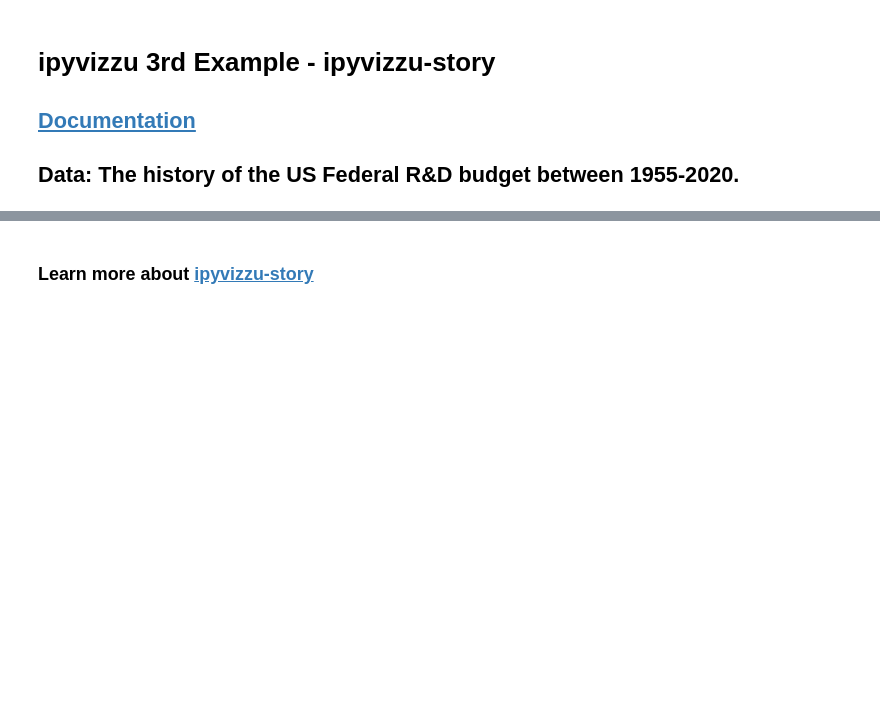
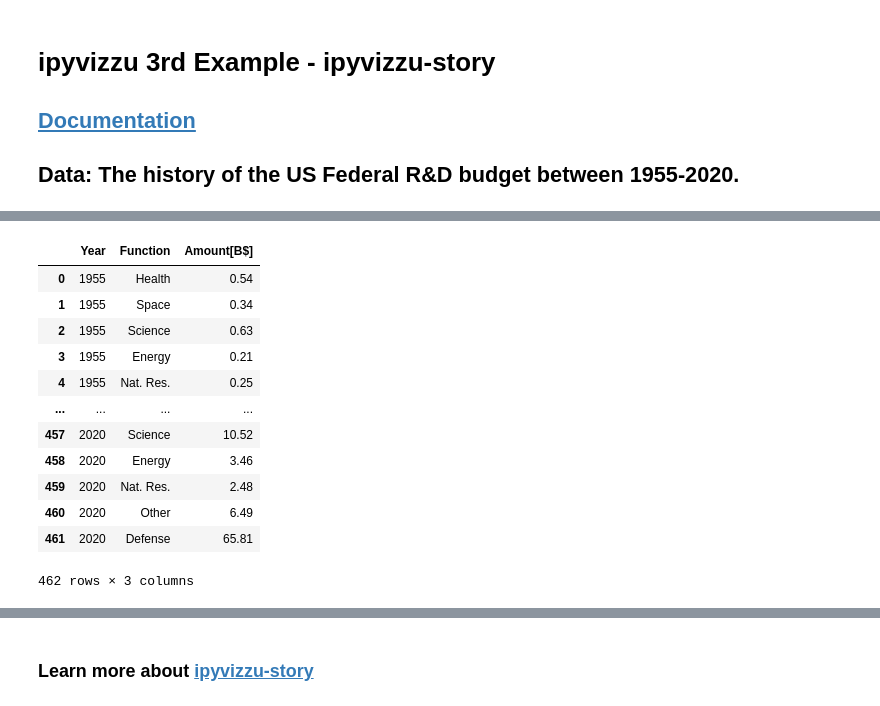
Before and after one commit to vizzuhq/vizzu-workshops, a Jupyter notebook: 2023-09-21-JPL/notebooks/3_ipyvizzu-story.ipynb, the cells around one changed output, grey strips where cells are left out. Cells and saved outputs as stored; diff of their text form; code cells hidden in the pictures; blank space fills up the shorter version.

```diff
--- a/2023-09-21-JPL/notebooks/3_ipyvizzu-story.ipynb
+++ b/2023-09-21-JPL/notebooks/3_ipyvizzu-story.ipynb
@@ -14,17 +11,31 @@
 # %%
 # Import components, add data to pandas data frame
 
 import pandas as pd
 
 from ipyvizzu import Data, Config, Style
 from ipyvizzustory import Story, Slide, Step
 
 #Create data object, read csv to data frame and add data frame to data object.
 data = Data()
 df = pd.read_csv('https://raw.githubusercontent.com/vizzuhq/vizzu-workshops/main/2023-04-25-PyData-Seattle/data/US_RD.csv',
     dtype={'Year': str})
-data.add_data_frame(df)
+data.add_df(df)
 
 display(df)
+# %% [output]
+|  | Year | Function | Amount[B$] |
+| 0 | 1955 | Health | 0.54 |
+| 1 | 1955 | Space | 0.34 |
+| 2 | 1955 | Science | 0.63 |
+| 3 | 1955 | Energy | 0.21 |
+| 4 | 1955 | Nat. Res. | 0.25 |
+| ... | ... | ... | ... |
+| 457 | 2020 | Science | 10.52 |
+| 458 | 2020 | Energy | 3.46 |
+| 459 | 2020 | Nat. Res. | 2.48 |
+| 460 | 2020 | Other | 6.49 |
+| 461 | 2020 | Defense | 65.81 |
+462 rows × 3 columns
 # %%
 df.dtypes
```
Also changed, not shown: parts of 7 cells of this notebook, 4 other files.
